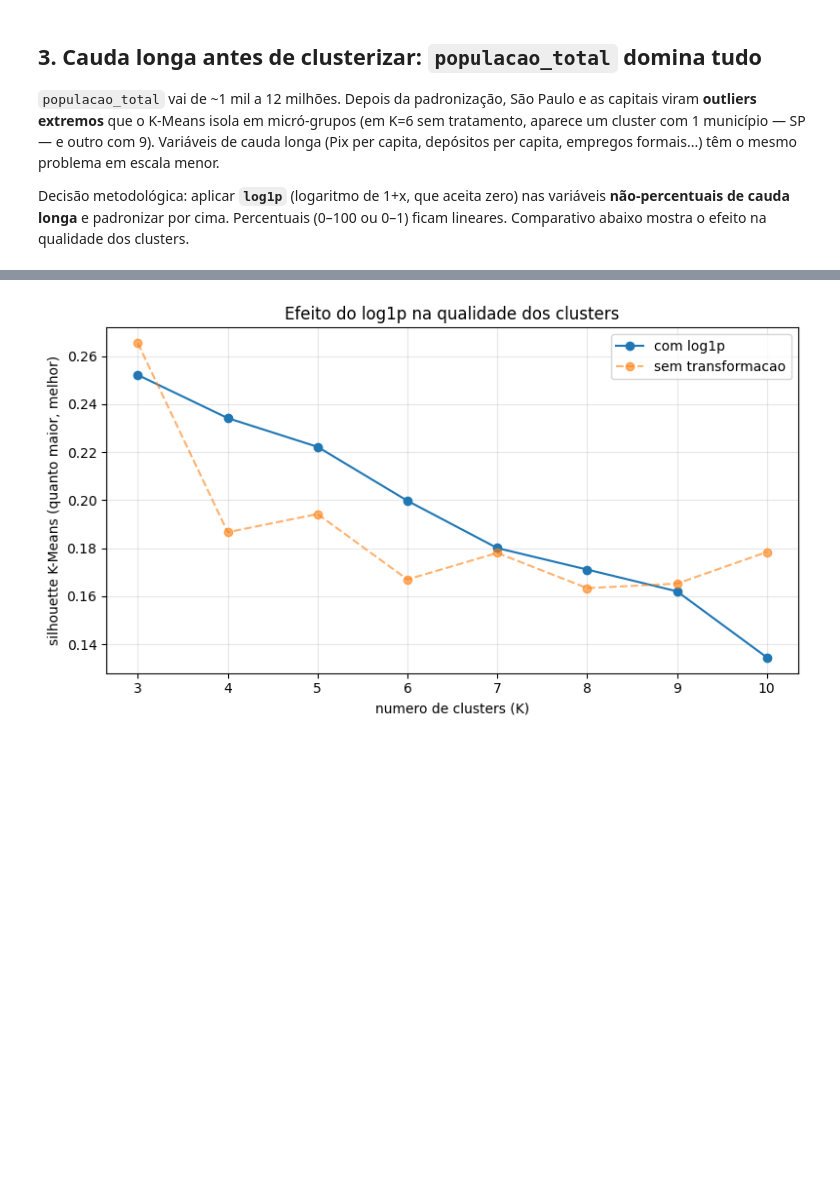
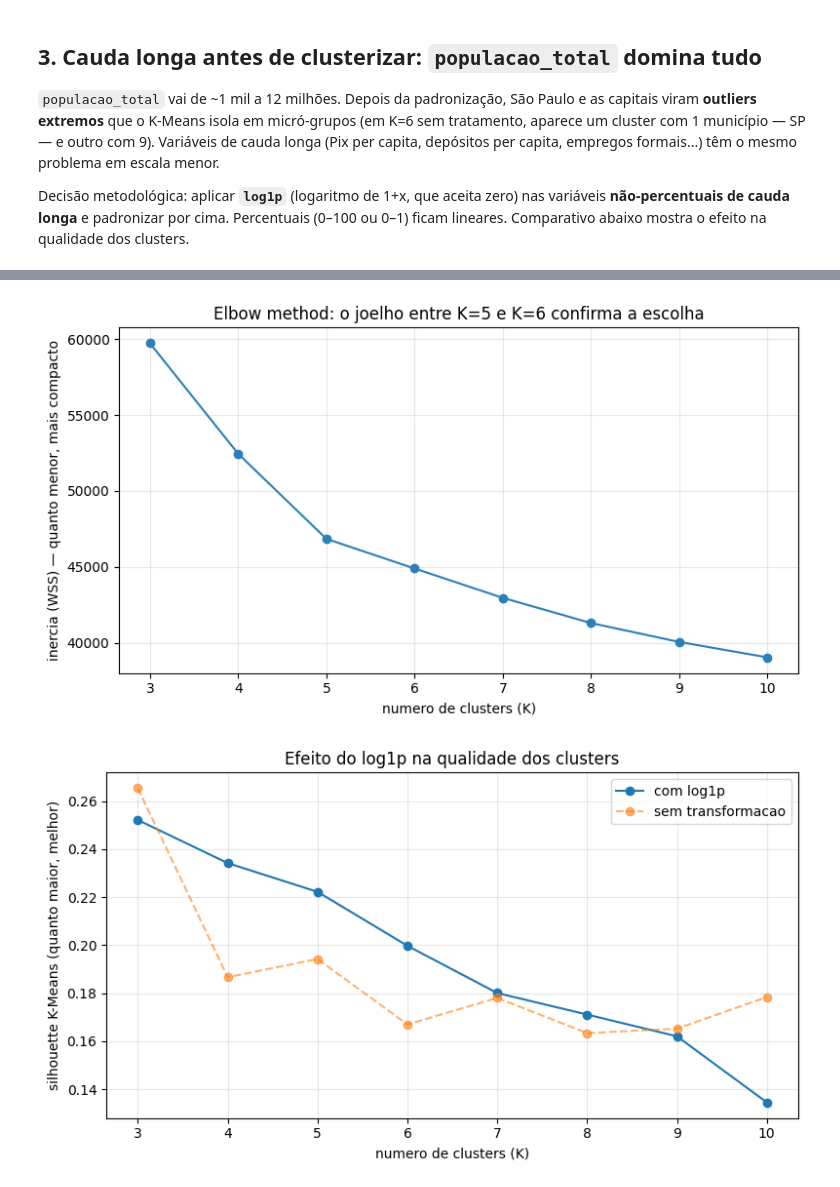
Before and after one commit to LucioFrCruz/heluvina_projeto_final_202602, a Jupyter notebook: notebooks/01_modelagem/01_dataset_e_arquetipos.ipynb, the cells around one changed output, grey strips where cells are left out. Drawn from its saved outputs; the diff is of its cells as text; code cells hidden in the pictures; blank space fills up the shorter version.

Commit message:
feat: adiciona inercia wss (elbow method) ao avaliar_k

```diff
--- a/notebooks/01_modelagem/01_dataset_e_arquetipos.ipynb
+++ b/notebooks/01_modelagem/01_dataset_e_arquetipos.ipynb
@@ -122,3 +122,17 @@ modelagem.parquet gravado: 5570 linhas (log1p em 14 colunas de cauda longa)
+# %%
+# Elbow method: a inercia (WSS) sempre cai com K; o "joelho" e onde a
+# queda desacelera — ganho marginal pequeno de se adicionar mais grupos.
+fig, ax = plt.subplots(figsize=(8, 4.5))
+ax.plot(avaliacao["k"], avaliacao["inercia_wss_kmeans"], "o-", color="#2c7fb8")
+ax.set_xlabel("numero de clusters (K)")
+ax.set_ylabel("inercia (WSS) — quanto menor, mais compacto")
+ax.set_title("Elbow method: o joelho entre K=5 e K=6 confirma a escolha")
+ax.grid(alpha=0.3)
+fig.tight_layout()
+fig.savefig(FIGS / "01_elbow_inercia.png", dpi=110)
+plt.show()
+# %% [output]
+[figure, added]
 # %%
 avaliacao_bruta = clu.avaliar_k(df, FEATURES_MODELO, ks=range(3, 11))
 
```
Also changed, not shown: parts of 3 cells of this notebook, 4 other files.
